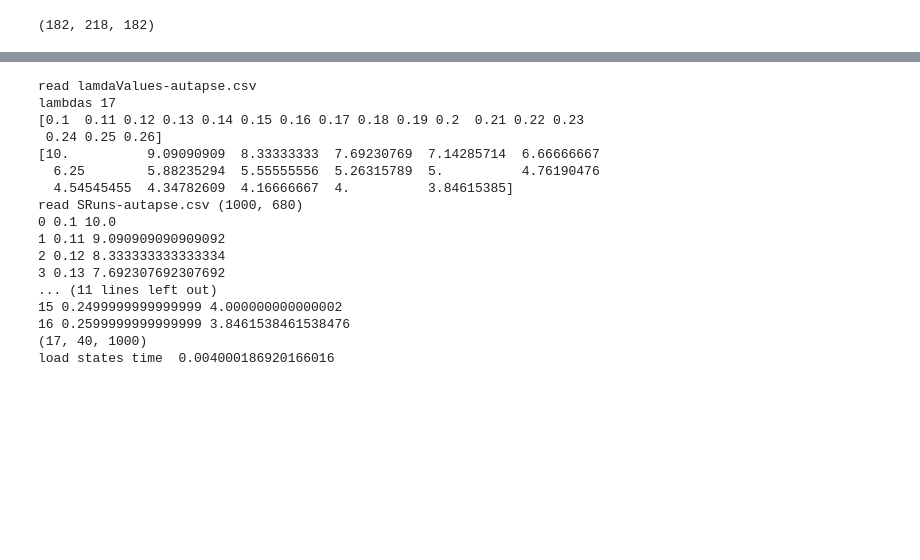
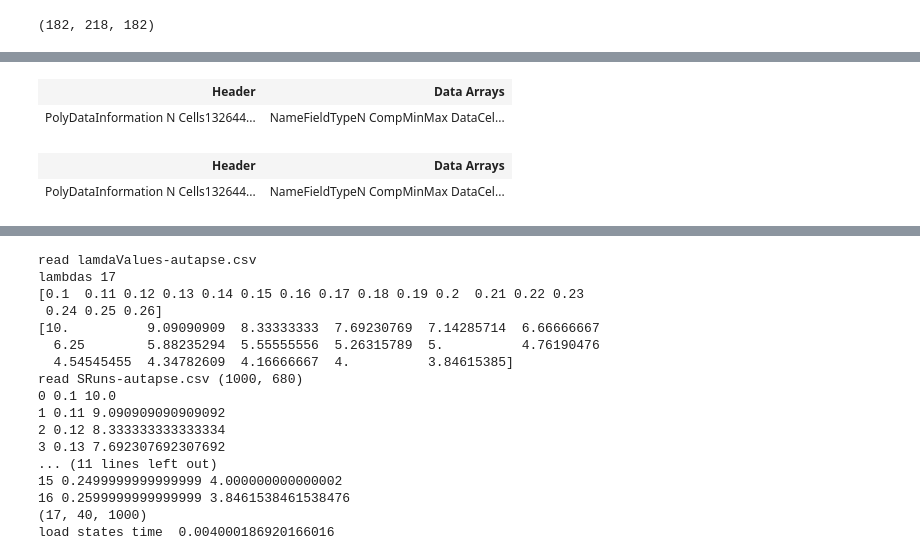
Before and after one commit to ggosti/3Dconnectome, a Jupyter notebook: Plot3D.ipynb, the cells around one changed output, grey strips where cells are left out. Saved outputs shown, nothing was run; the diff lists cells and outputs as text; code cells hidden in the pictures; blank space fills up the shorter version.

```diff
--- a/Plot3D.ipynb
+++ b/Plot3D.ipynb
@@ -220 +255,11 @@ Widget(value='<iframe src="http://localhost:37721/index.html?ui=P_0x7f91a7f0ae40
+# %%
+surf.
+# %% [output]
+| Header | Data Arrays |
+| PolyDataInformation N Cells132644... | NameFieldTypeN CompMinMax DataCel... |
+# %%
+smooth
+# %% [output]
+| Header | Data Arrays |
+| PolyDataInformation N Cells132644... | NameFieldTypeN CompMinMax DataCel... |
 # %%
```
Also changed, not shown: parts of 21 cells of this notebook.
